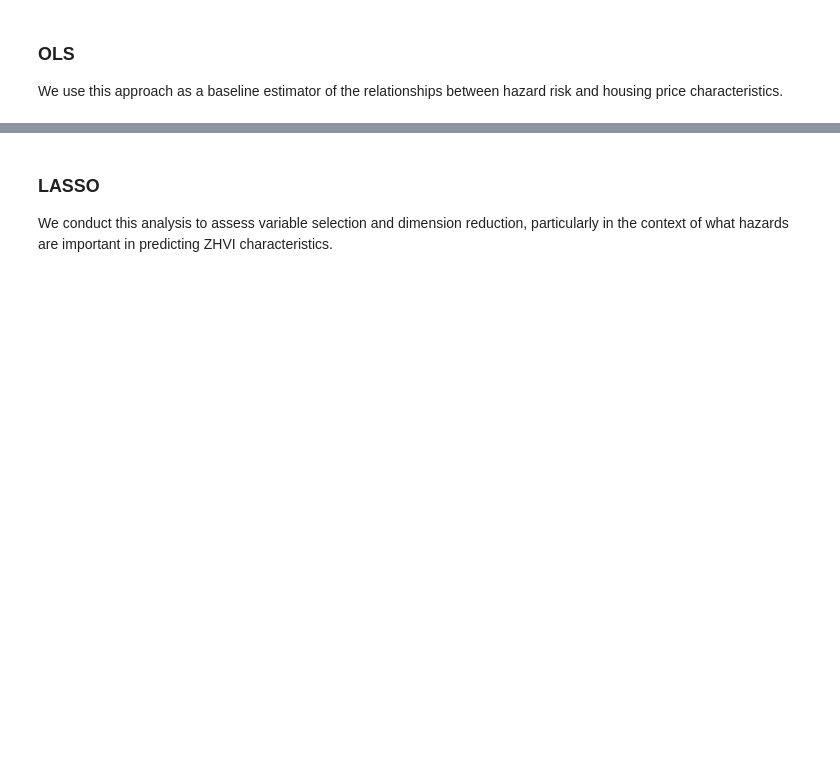
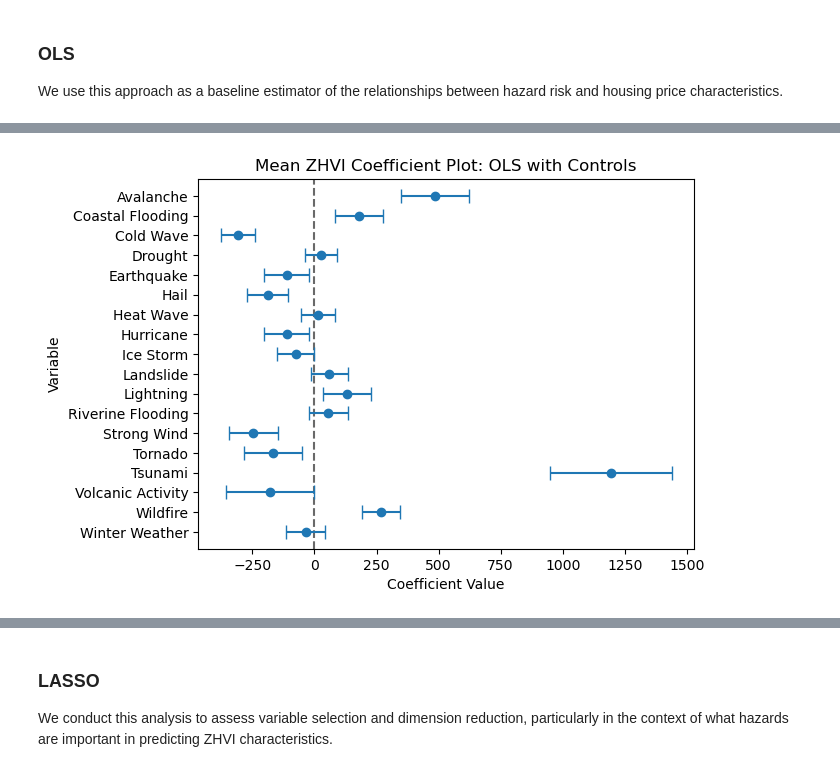
Before and after one commit to toogiii/ClimateAndHousing, a Jupyter notebook: Code/ClimateAndHousing.ipynb, the cells around one changed output, grey strips where cells are left out. Saved outputs shown, nothing was run; the diff lists cells and outputs as text; code cells hidden in the pictures; blank space fills up the shorter version.

```diff
--- a/Code/ClimateAndHousing.ipynb
+++ b/Code/ClimateAndHousing.ipynb
@@ -196,6 +194,10 @@ working_xs = sm.add_constant(mod_working_data[hr_vars])
 
 mean_ols_no_X = sm.OLS(working_ys, working_xs).fit()
 print(mean_ols_no_X.summary())
+
+# Coefficients of interest
+coefs = [i for i in mean_ols_no_X.params.keys()]
+coefs.pop(0)
 # %% [output]
                             OLS Regression Results
 ==============================================================================
@@ -224,6 +227,24 @@ working_xs = sm.add_constant(mod_working_data[hr_vars + control_vars])
 
 mean_ols_X = sm.OLS(working_ys, working_xs).fit()
 print(mean_ols_X.summary())
+
+#for table in mean_ols_X.summary().tables:
+#    print(table.as_csv())
+
+# Create coefficient plot
+
+coefs = coefs[::-1]
+coef_points = [mean_ols_X.params[i] for i in coefs]
+errors = [mean_ols_X.bse[i] * 2 for i in coefs]
+
+plt.figure()
+plt.axvline(x=0, linestyle='--', color='dimgray')
+plt.errorbar(coef_points, coefs, xerr=errors, fmt='o', capsize=5)
+plt.xlabel('Coefficient Value')
+plt.ylabel('Variable')
+plt.title('Mean ZHVI Coefficient Plot: OLS with Controls')
+plt.savefig(path + "\\Figures\\MeanZHVIPlot.png", dpi=500,  bbox_inches='tight')
+plt.show()
 # %% [output]
                             OLS Regression Results
 ==============================================================================
@@ -235,13 +256,14 @@ Time:                        19:30:42   Log-Likelihood:                -28150.
 No. Observations:                2341   AIC:                         5.639e+04
 Df Residuals:                    2298   BIC:                         5.663e+04
 Df Model:                          42
 Covariance Type:            nonrobust
 ================================================================================================
 ... (52 lines left out)
 Notes:
 [1] Standard Errors assume that the covariance matrix of the errors is correctly specified.
 [2] The condition number is large, 4.42e+13. This might indicate that there are
 strong multicollinearity or other numerical problems.
+[figure, added]
 # %%
 # Conduct OLS Regression on change in ZHVI (without controls)
 considered = hr_vars + ["ZHVI_trend"]
```
Also changed, not shown: parts of 23 cells of this notebook, 6 other files.
